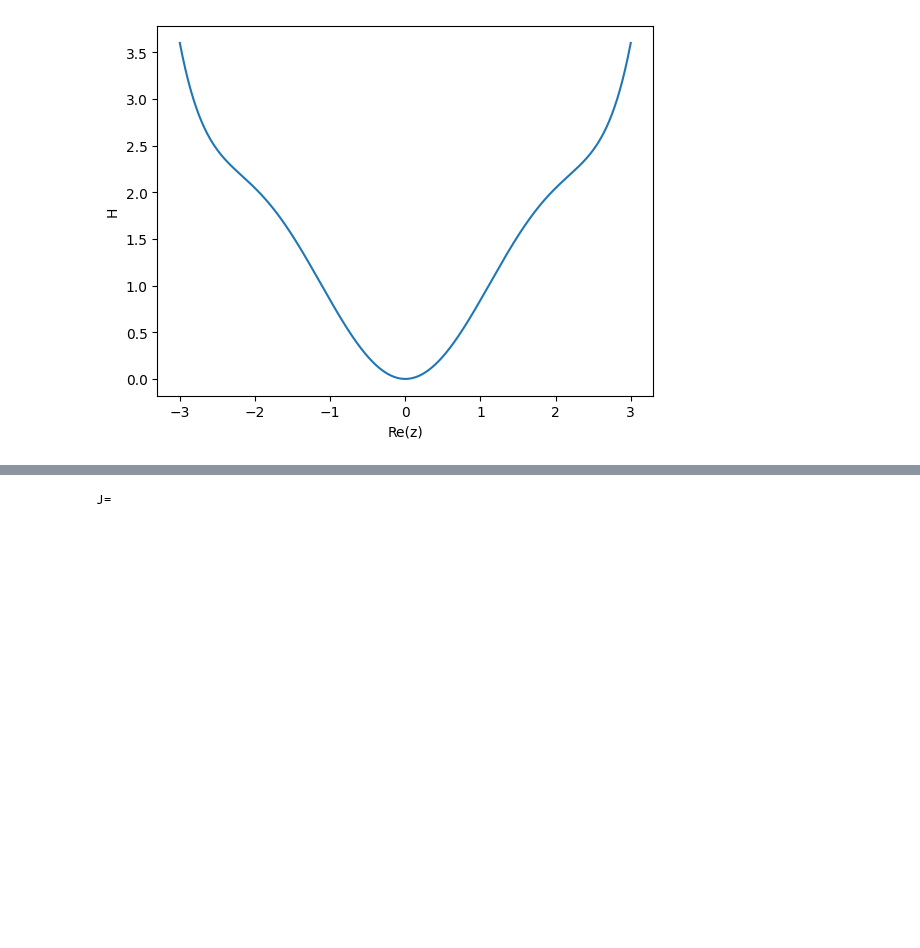
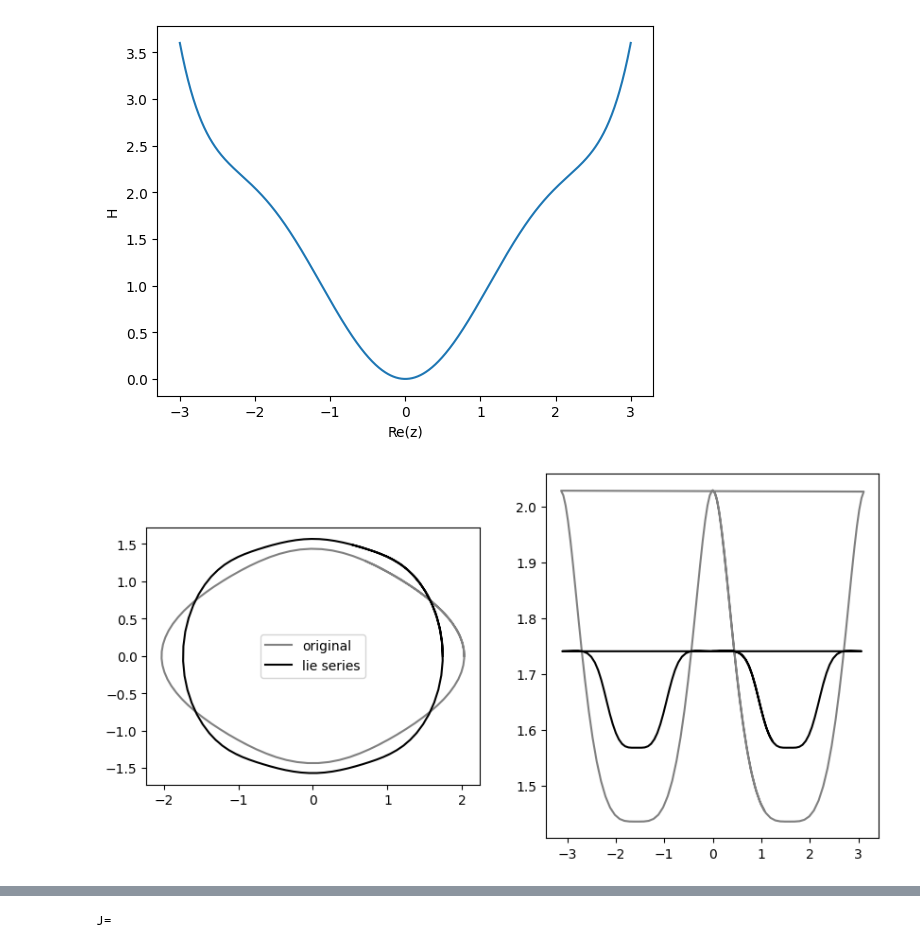
Before and after one commit to kavidey/action-angle-discovery, a Jupyter notebook: vae.ipynb, the cells around one changed output, grey strips where cells are left out. Saved outputs shown, nothing was run; the diff lists cells and outputs as text; code cells hidden in the pictures; blank space fills up the shorter version.

```diff
--- a/vae.ipynb
+++ b/vae.ipynb
@@ -91,3 +93,23 @@ test_loader = torch.utils.data.DataLoader(train_dset, batch_size=config['batch_s
+# %%
+def aa_plot(axs, J, phi, **kwargs):
+	axs[0].plot(torch.cos(phi)*J, torch.sin(phi)*J, **kwargs)
+	axs[1].plot(phi, J, **kwargs)
+
+i = 10
+
+J_orig = sample_batch[:,1].to(torch.float32)
+phi_orig = sample_batch[:,2].to(torch.float32)
+
+x = J_orig[i]*torch.exp(1j*phi_orig[i])
+xp = xp_f(x, torch.conj(x), omega0_val)
+
+fig, axs = plt.subplots(1, 2, figsize=(10, 5))
+aa_plot(axs, J_orig[i], phi_orig[i], label='original', c='grey')
+aa_plot(axs, torch.abs(xp), torch.angle(xp), label='lie series', c='black')
+axs[0].legend()
+axs[0].set_aspect('equal')
+# %% [output]
+[figure, added]
 # %%
 # VAE code modified from: https://github.com/AntixK/PyTorch-VAE/blob/master/models/vanilla_vae.py
 class Encoder(nn.Module):
```
Also changed, not shown: parts of 12 cells of this notebook.
